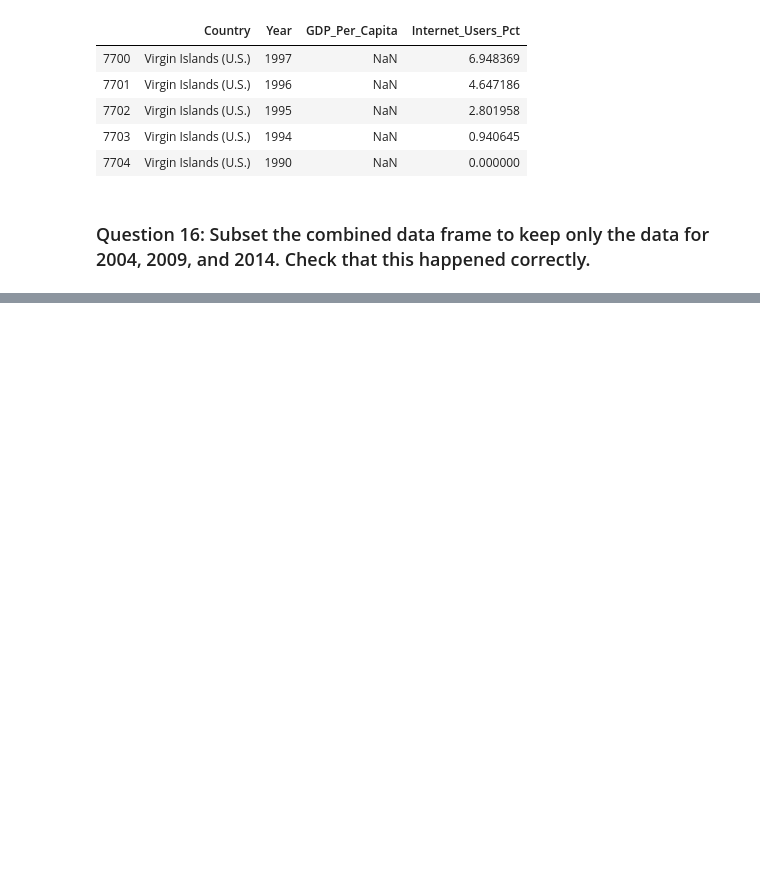
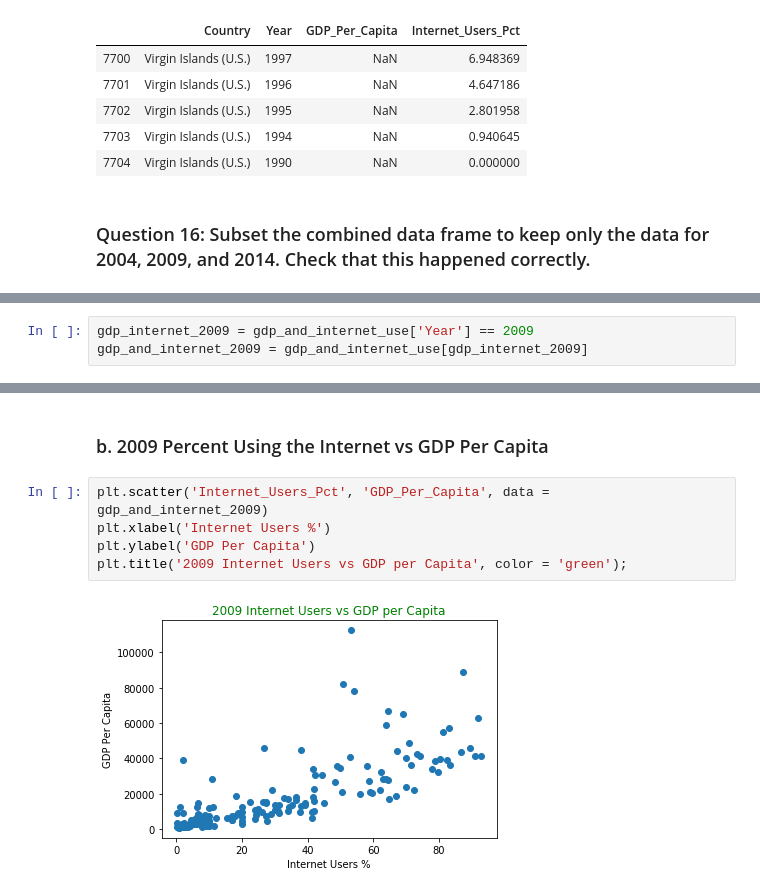
Before and after one commit to CatSchmalzer/gdp-and-internet, a Jupyter notebook: notebooks/un_data_explore.ipynb, the cells around one changed output, grey strips where cells are left out. Saved outputs shown, nothing was run; the diff lists cells and outputs as text; blank space fills up the shorter version.

```diff
--- a/notebooks/un_data_explore.ipynb
+++ b/notebooks/un_data_explore.ipynb
@@ -165,0 +203,3 @@ gdp_and_internet_use.tail(5)
+# %%
+gdp_internet_2009 = gdp_and_internet_use['Year'] == 2009
+gdp_and_internet_2009 = gdp_and_internet_use[gdp_internet_2009]
@@ -165,0 +318,9 @@ gdp_and_internet_use.tail(5)
+# %% [markdown]
+### b. 2009 Percent Using the Internet vs GDP Per Capita
+# %%
+plt.scatter('Internet_Users_Pct', 'GDP_Per_Capita', data = gdp_and_internet_2009)
+plt.xlabel('Internet Users %')
+plt.ylabel('GDP Per Capita')
+plt.title('2009 Internet Users vs GDP per Capita', color = 'green');
+# %% [output]
+[figure, added]
```
Also changed, not shown: parts of 36 cells of this notebook.
